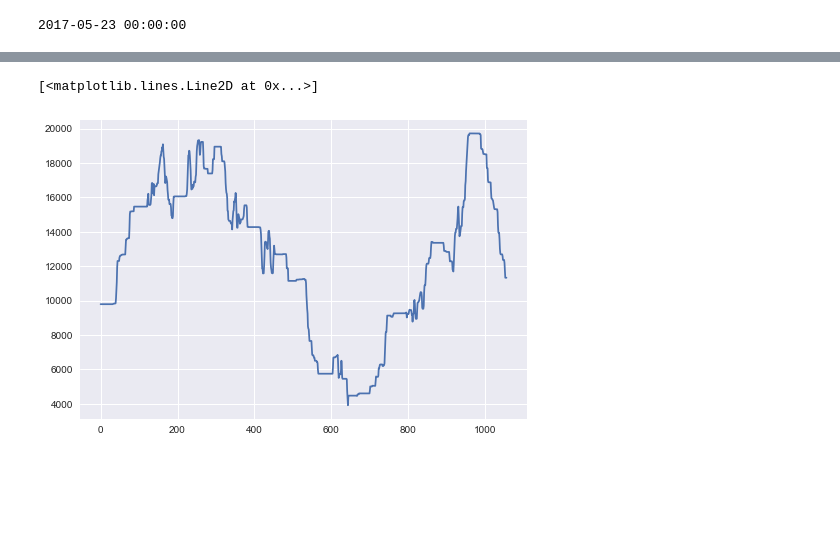
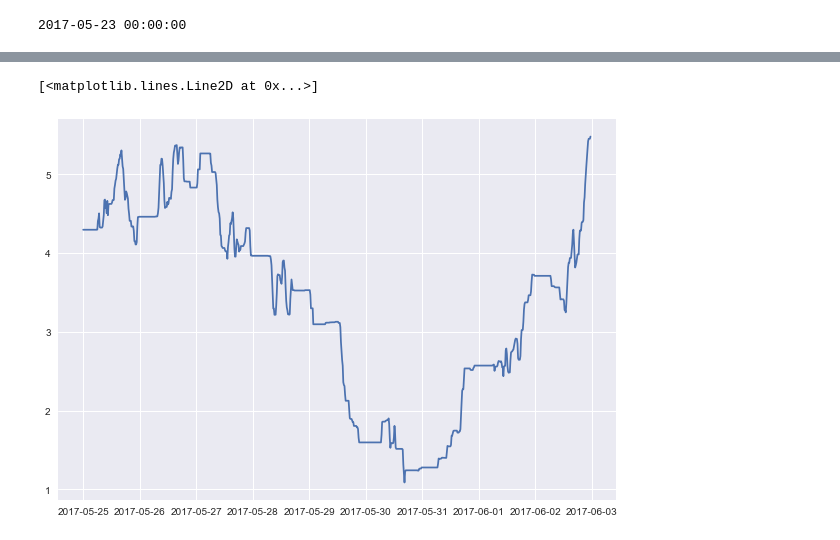
Before and after one commit to sdrendall/challenge, a Jupyter notebook: challenge.ipynb, the cells around one changed output, grey strips where cells are left out. Drawn from its saved outputs; the diff is of its cells as text; code cells hidden in the pictures; blank space fills up the shorter version.

```diff
--- a/challenge.ipynb
+++ b/challenge.ipynb
@@ -63,8 +36,15 @@ time_walking = np.correlate(seconds_walking, walking_window, mode='same')
+# %%
+time_walking = engine.get_accumulated_table(
+    bin_size=timedelta(days=2),
+    activities=['walking']
+)['walking']
+time_walking = time_walking.map(timedelta.total_seconds)/(60 * 60) # convert to hours
 # %%
+plt.figure(figsize=(10,7))
 plt.plot(time_walking)
 # %% [output]
 [<matplotlib.lines.Line2D at 0x...>]
-[figure, old version]
+[figure, new version]
 # %%
 glucose_no_nan = glucose_table.dropna(axis=0, how='any')
 # %%
```
Also changed, not shown: parts of 28 cells of this notebook, 7 other files.
